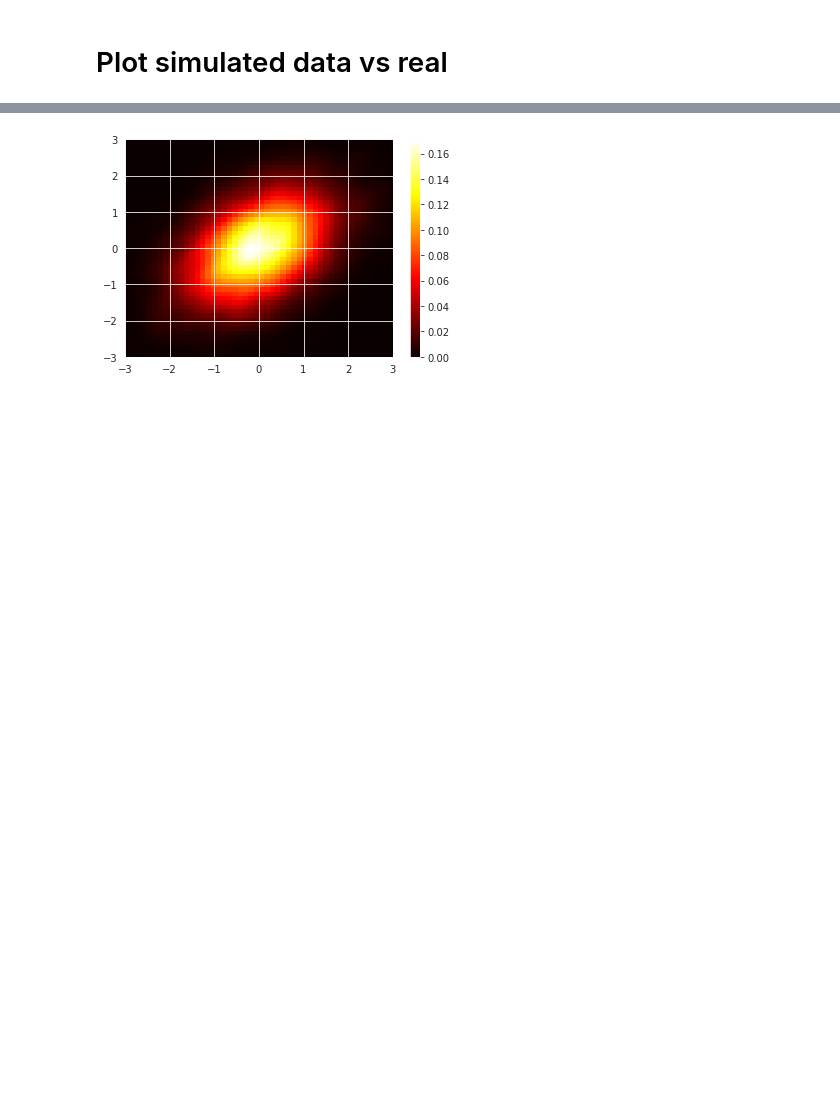
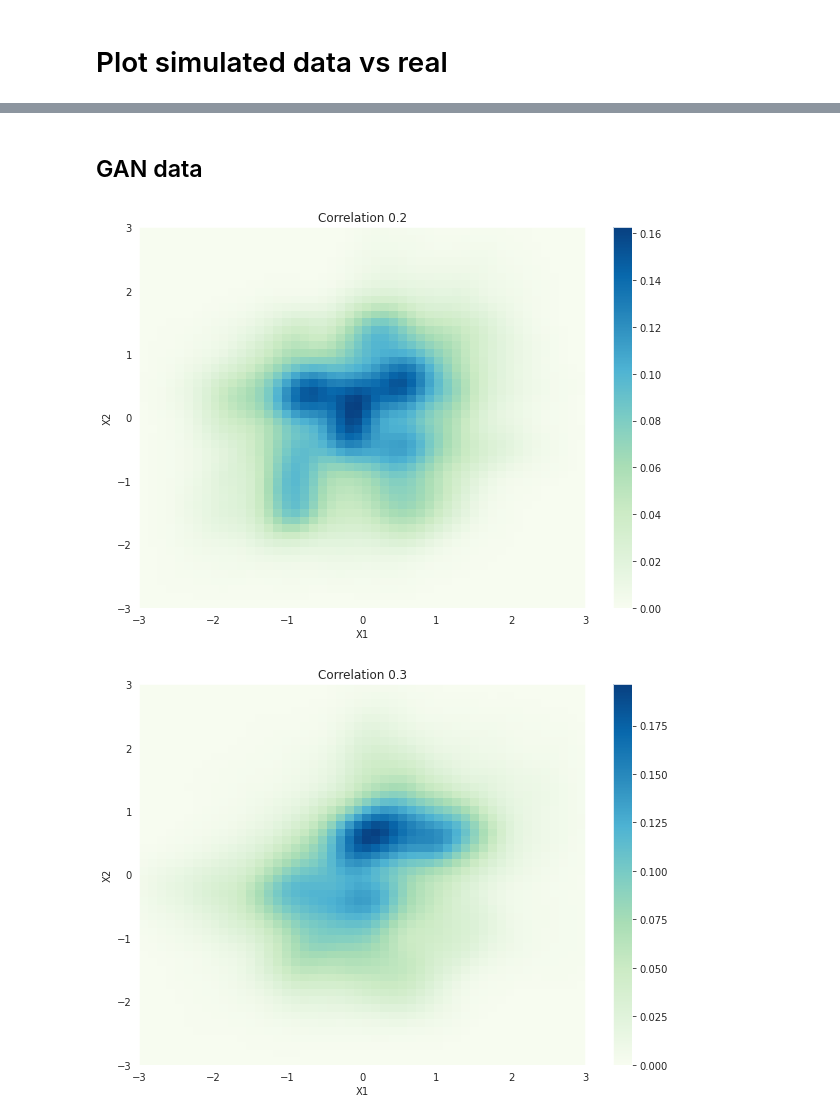
Before and after one commit to bettytan123/Sample-Size-Calculation, a Jupyter notebook: Correlation.ipynb, the cells around one changed output, grey strips where cells are left out. Cells and saved outputs as stored; diff of their text form; code cells hidden in the pictures; blank space fills up the shorter version.

Commit message:
Create the correlation plots

```diff
--- a/Correlation.ipynb
+++ b/Correlation.ipynb
@@ -455,7 +452,7 @@ def expand_grid(dictionary):
    return pd.DataFrame([row for row in product(*dictionary.values())], columns=dictionary.keys())
 
 dictionary = {'alpha': [0.05],
-              'corr': np.arange(0.2, 0.5, 0.1),
+              'corr': [0.2, 0.3, 0.4],
               'beta': [0.05, 0.1, 0.2, 0.3]}
 
 param_df = expand_grid(dictionary)
@@ -837,12 +806,3 @@ sinfo()
 !python --version
 # %% [markdown]
 # Plot simulated data vs real
-# %%
-#https://subscription.packtpub.com/book/big-data-and-business-intelligence/9781784390150/4/ch04lvl1sec41/trellis-plots
-#How to put things side by side
-data = train_gan[0]
-plt.figure()
-plot = rplot.RPlot(data, x='x1', y='x2')
-plot.add(rplot.TrellisGrid(['x1', 'x2']))
-plot.add(rplot.GeomHistogram())
-plot.render(plt.gcf())
@@ -910,32 +938,43 @@ plt.show()
+# %% [markdown]
+## GAN data
 # %%
-import numpy as np
-import matplotlib.pyplot as plt
-from scipy.stats import kde
+for correlation in correlations:
+    pop_n = 50_000
 
-# load the dataset
-# geyser = np.loadtxt("geyser.csv", delimiter=",", skiprows=1)
-geyser = train_gan[1].values
+    # load the dataset
+    data = models[correlation].sample(num_rows=pop_n).values
 
-# extract the columns
-duration = geyser[:,0]
-waiting = geyser[:,1]
+    # extract the columns
+    x1 = data[:,0]
+    x2 = data[:,1]
 
-# create a scatter plot
-# plt.scatter(duration, waiting)
-# plt.xlim(0.5, 6)
-# plt.ylim(40, 100)
+    # create a scatter plot
+    # plt.scatter(duration, waiting)
+    # plt.xlim(0.5, 6)
+    # plt.ylim(40, 100)
 
-# create a 2D kernel density estimate
-xmin, xmax, ymin, ymax = -3, 3, -3, 3
-X, Y = np.mgrid[xmin:xmax:50j, ymin:ymax:50j]
-positions = np.vstack([X.ravel(), Y.ravel()])
-values = np.vstack([duration, waiting])
-kernel = kde.gaussian_kde(values)
-f1 = np.reshape(kernel(positions).T, X.shape)
+    # create a 2D kernel density estimate
+    xmin, xmax, ymin, ymax = -3, 3, -3, 3
+    X, Y = np.mgrid[xmin:xmax:50j, ymin:ymax:50j]
+    positions = np.vstack([X.ravel(), Y.ravel()])
+    values = np.vstack([x1, x2])
+    kernel = kde.gaussian_kde(values)
+    f1 = np.reshape(kernel(positions).T, X.shape)
 
-# create an image plot of the density estimate
-plt.imshow(f1, origin='lower', extent=[xmin, xmax, ymin, ymax], aspect='auto', cmap='hot')
-plt.colorbar()
-plt.show()
+    # create an image plot of the density estimate
+    plt.figure(figsize=(10,7))
+
+    plt.imshow(f1, origin='lower', extent=[xmin, xmax, ymin, ymax], aspect='auto', cmap='GnBu')
+    plt.colorbar()
+    plt.grid(None)
+
+    plt.xlabel('X1')
+    plt.ylabel('X2')
+
+    plt.title(f'Correlation {correlation}')
+
+    plt.savefig(f'images/gan-2d-cor-{correlation}.pdf', bbox_inches='tight')
+    plt.show()
 # %% [output]
-[figure, old version]
+[figure, new version]
+[figure, added]
```
Also changed, not shown: parts of 32 cells of this notebook.
